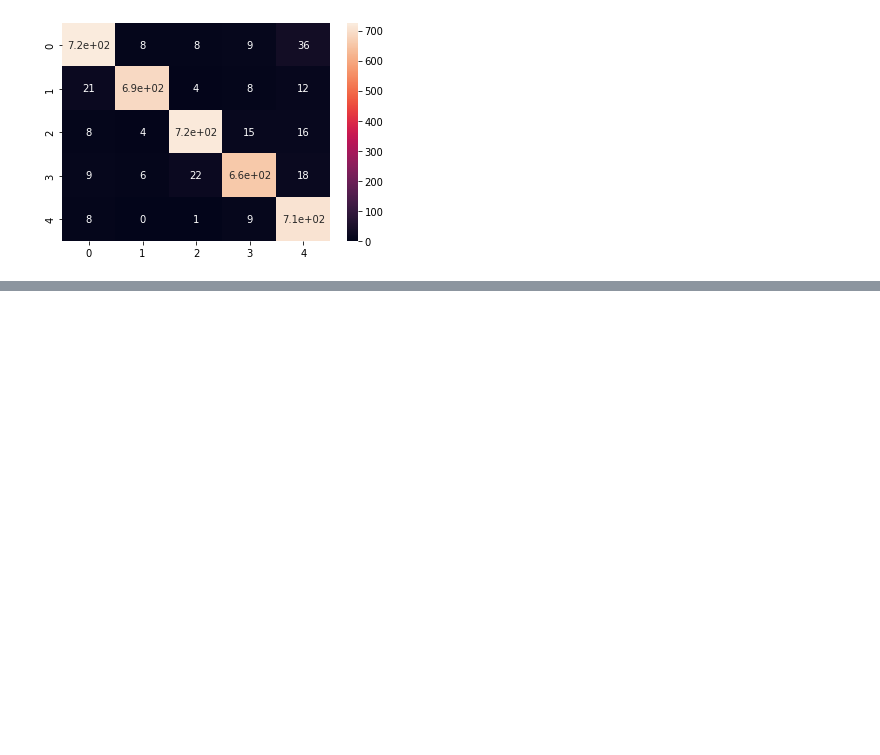
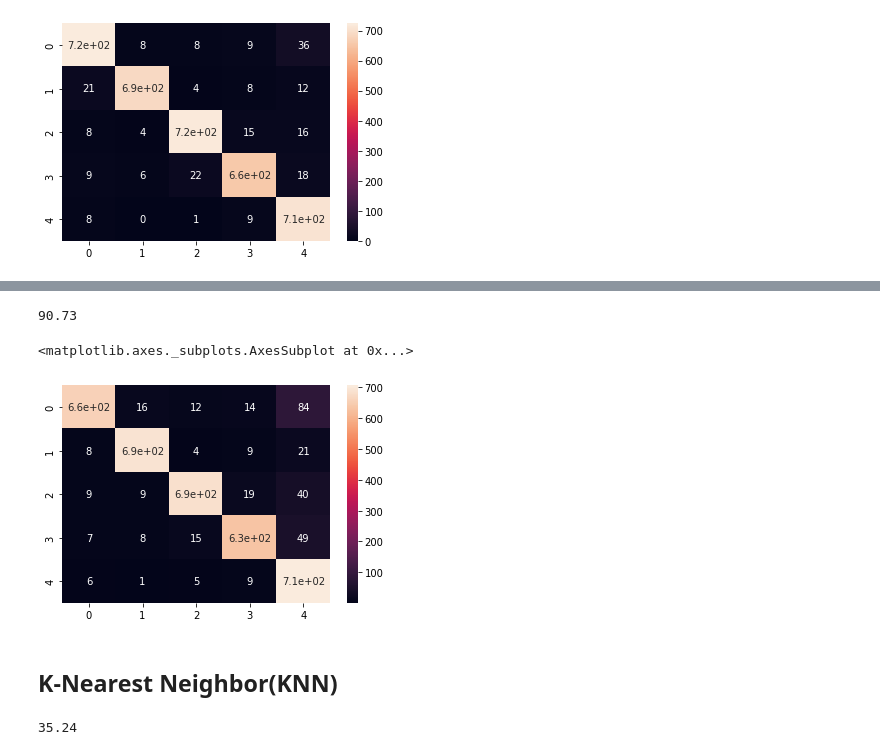
Before and after one commit to adigapranava/ML_Project, a Jupyter notebook: NEWS_ML_PROJECTS.ipynb, the cells around one changed output, grey strips where cells are left out. Drawn from its saved outputs; the diff is of its cells as text; code cells hidden in the pictures; blank space fills up the shorter version.

```diff
--- a/NEWS_ML_PROJECTS.ipynb
+++ b/NEWS_ML_PROJECTS.ipynb
@@ -447,0 +478,10 @@ sns.heatmap(confusion_matrix(y_test, y_pred), annot=True)
+# %%
+accuracy = round(accuracy_score(y_test, y_pred) * 100, 2)
+accuracy
+# %% [output]
+90.73
+# %%
+ sns.heatmap(confusion_matrix(y_test, y_pred), annot=True)
+# %% [output]
+<matplotlib.axes._subplots.AxesSubplot at 0x...>
+[figure, added]
@@ -447,0 +505,2 @@ sns.heatmap(confusion_matrix(y_test, y_pred), annot=True)
+# %% [markdown]
+## K-Nearest Neighbor(KNN)
@@ -447,0 +514,5 @@ sns.heatmap(confusion_matrix(y_test, y_pred), annot=True)
+# %%
+accuracy = round(accuracy_score(y_test, y_pred) * 100, 2)
+accuracy
+# %% [output]
+35.24
```
Also changed, not shown: parts of 29 cells of this notebook.
